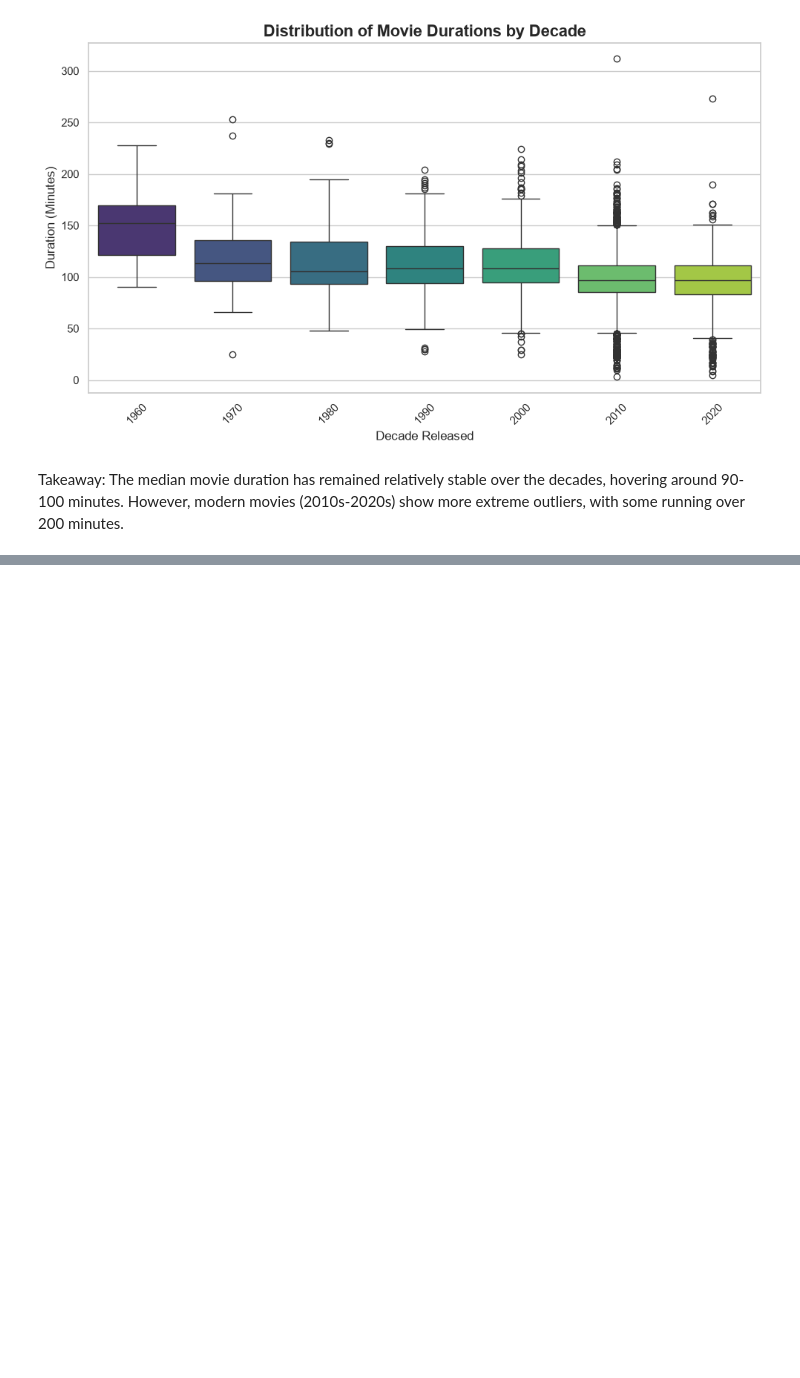
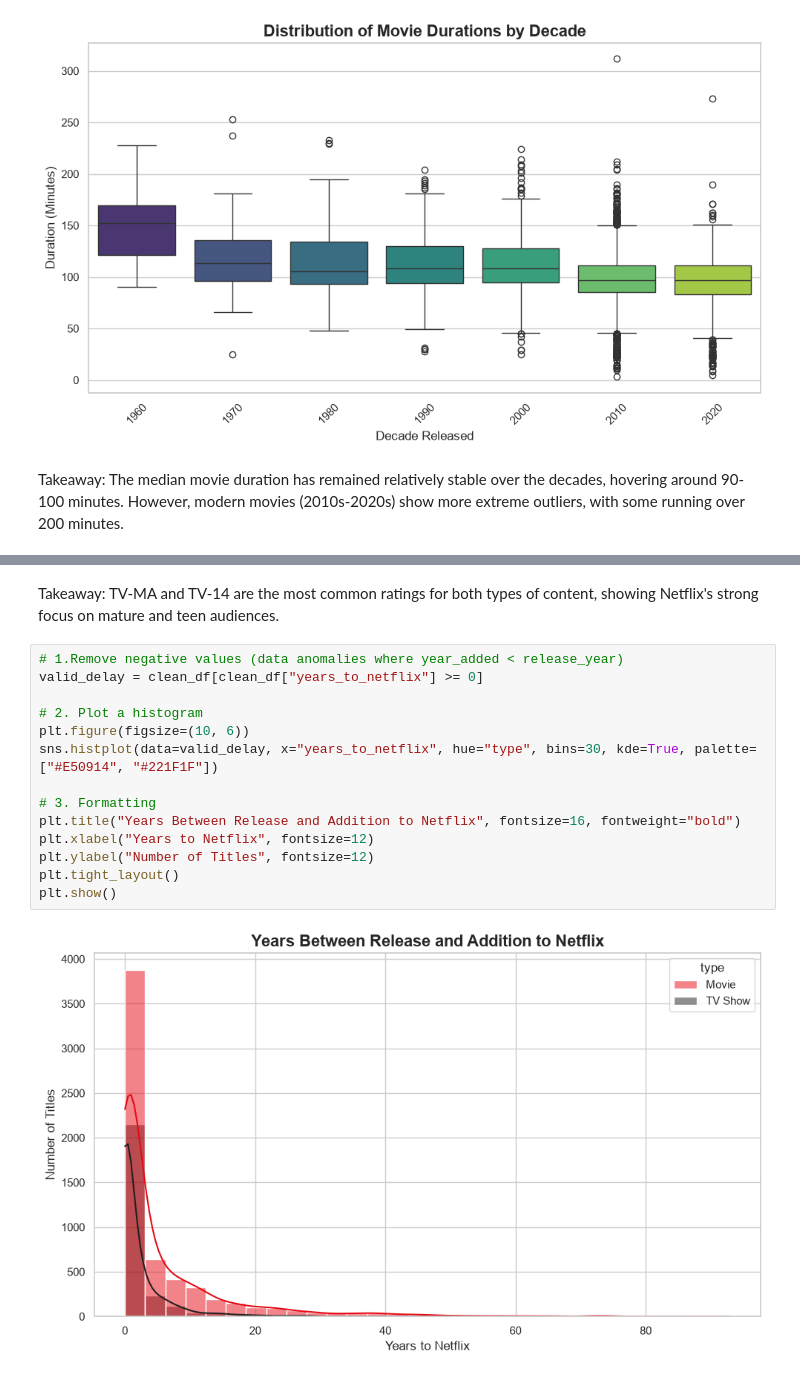
Before and after one commit to YoussefSlimi/netflix-data-analysis, a Jupyter notebook: analysis.ipynb, the cells around one changed output, grey strips where cells are left out. Cells and saved outputs as stored; diff of their text form; blank space fills up the shorter version.

```diff
--- a/analysis.ipynb
+++ b/analysis.ipynb
@@ -487,0 +499,18 @@ Takeaway: The median movie duration has remained relatively stable over the deca
+# %% [markdown]
+Takeaway: TV-MA and TV-14 are the most common ratings for both types of content, showing Netflix's strong focus on mature and teen audiences.
+# %%
+# 1.Remove negative values (data anomalies where year_added < release_year)
+valid_delay = clean_df[clean_df["years_to_netflix"] >= 0]
+
+# 2. Plot a histogram
+plt.figure(figsize=(10, 6))
+sns.histplot(data=valid_delay, x="years_to_netflix", hue="type", bins=30, kde=True, palette=["#E50914", "#221F1F"])
+
+# 3. Formatting
+plt.title("Years Between Release and Addition to Netflix", fontsize=16, fontweight="bold")
+plt.xlabel("Years to Netflix", fontsize=12)
+plt.ylabel("Number of Titles", fontsize=12)
+plt.tight_layout()
+plt.show()
+# %% [output]
+[figure, added]
```
Also changed, not shown: parts of 12 cells of this notebook.
